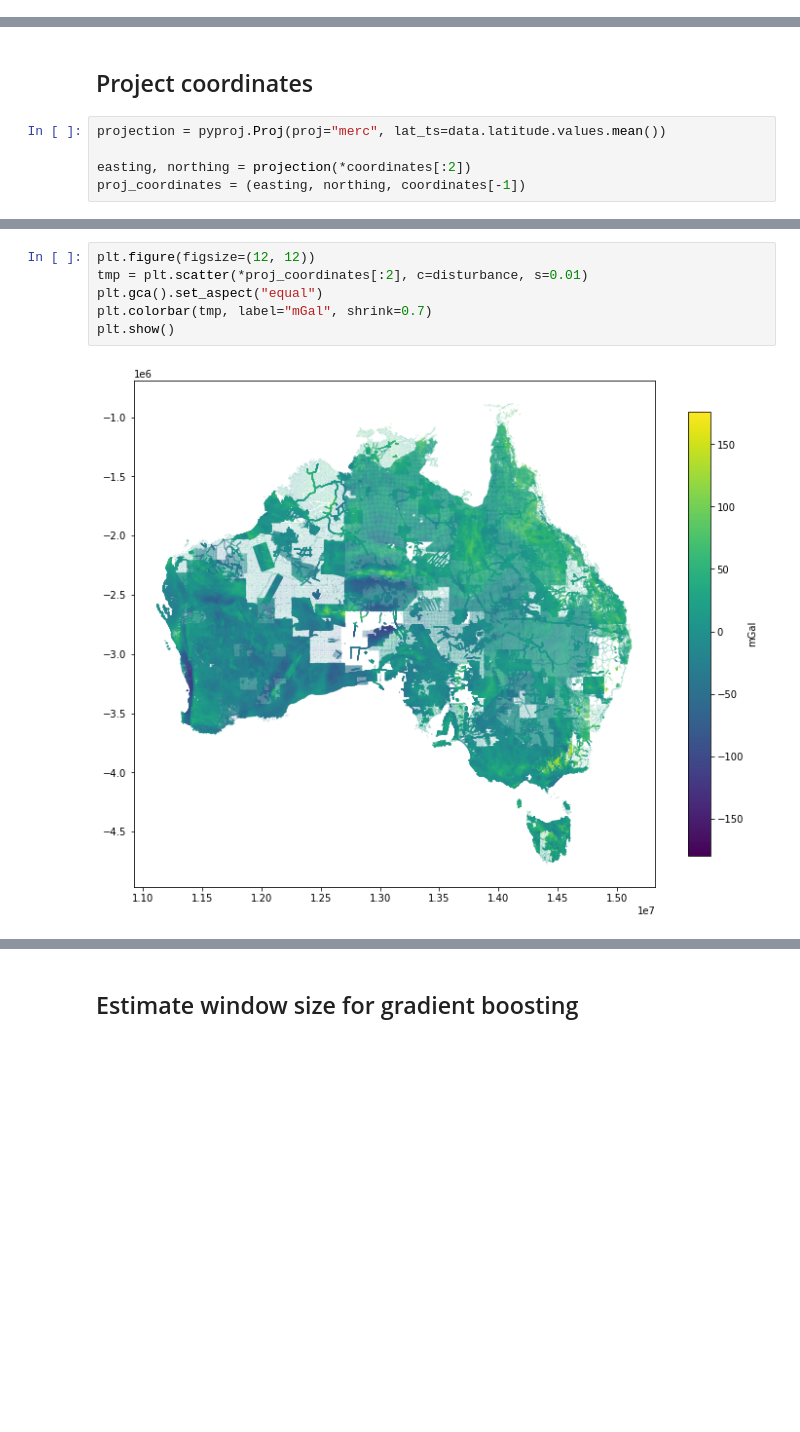
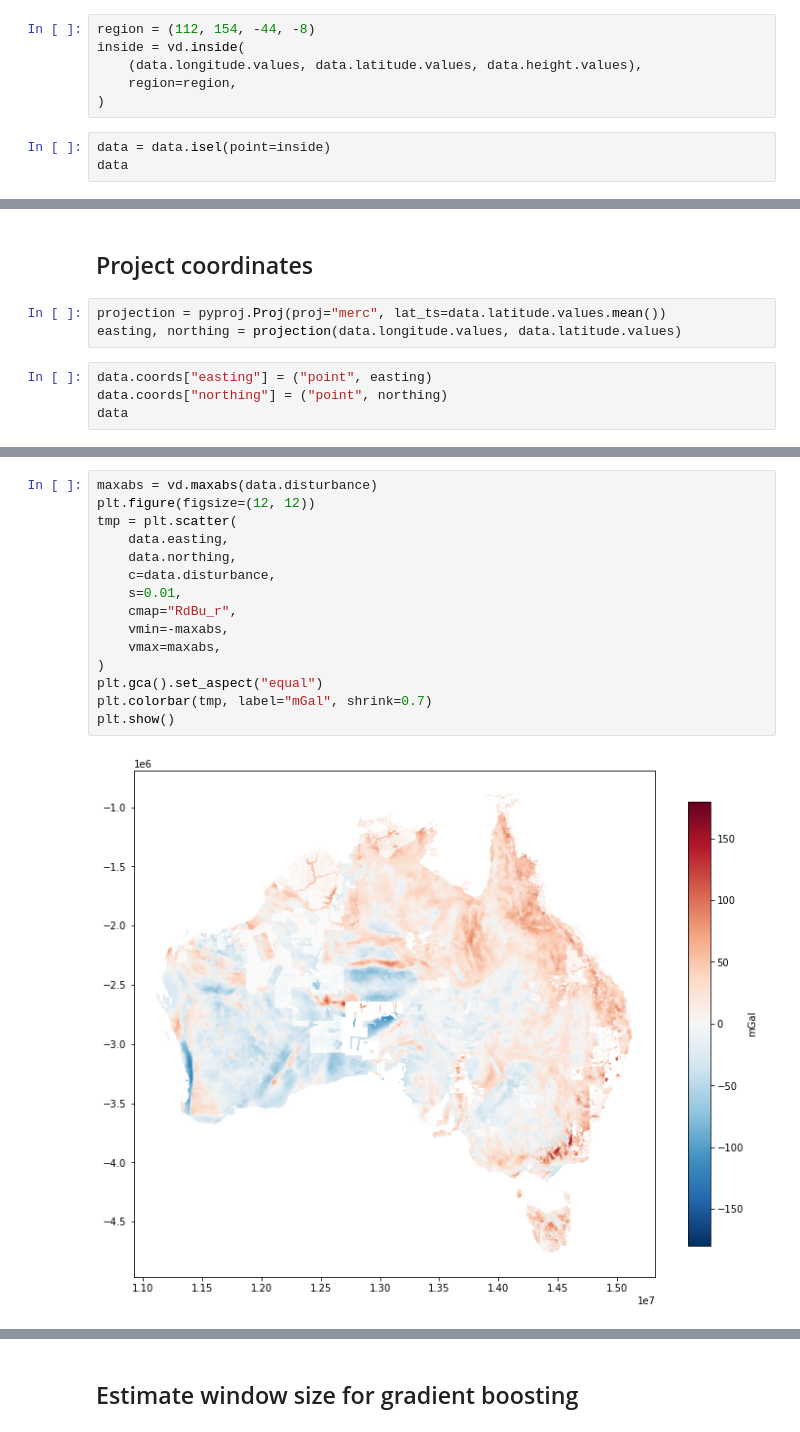
Before and after one commit to compgeolab/eql-gradient-boosted, a Jupyter notebook: notebooks/11-grid_australia_gravity.ipynb, the cells around one changed output, grey strips where cells are left out. Saved outputs shown, nothing was run; the diff lists cells and outputs as text; blank space fills up the shorter version.

```diff
--- a/notebooks/11-grid_australia_gravity.ipynb
+++ b/notebooks/11-grid_australia_gravity.ipynb
@@ -93,2 +112,11 @@ plt.show()
 # %% [markdown]
 ## Keep only points close to the continent
+# %%
+region = (112, 154, -44, -8)
+inside = vd.inside(
+    (data.longitude.values, data.latitude.values, data.height.values),
+    region=region,
+)
+# %%
+data = data.isel(point=inside)
+data
@@ -156,6 +180,8 @@ ds.to_netcdf(results_dir / "australia-data.nc")
 ## Project coordinates
 # %%
 projection = pyproj.Proj(proj="merc", lat_ts=data.latitude.values.mean())
-
-easting, northing = projection(*coordinates[:2])
-proj_coordinates = (easting, northing, coordinates[-1])
+easting, northing = projection(data.longitude.values, data.latitude.values)
+# %%
+data.coords["easting"] = ("point", easting)
+data.coords["northing"] = ("point", northing)
+data
@@ -162,8 +201,17 @@ proj_coordinates = (easting, northing, coordinates[-1])
 # %%
+maxabs = vd.maxabs(data.disturbance)
 plt.figure(figsize=(12, 12))
-tmp = plt.scatter(*proj_coordinates[:2], c=disturbance, s=0.01)
+tmp = plt.scatter(
+    data.easting,
+    data.northing,
+    c=data.disturbance,
+    s=0.01,
+    cmap="RdBu_r",
+    vmin=-maxabs,
+    vmax=maxabs,
+)
 plt.gca().set_aspect("equal")
 plt.colorbar(tmp, label="mGal", shrink=0.7)
 plt.show()
 # %% [output]
-[figure, old version]
+[figure, new version]
```
Also changed, not shown: parts of 76 cells of this notebook, 27 other files.
